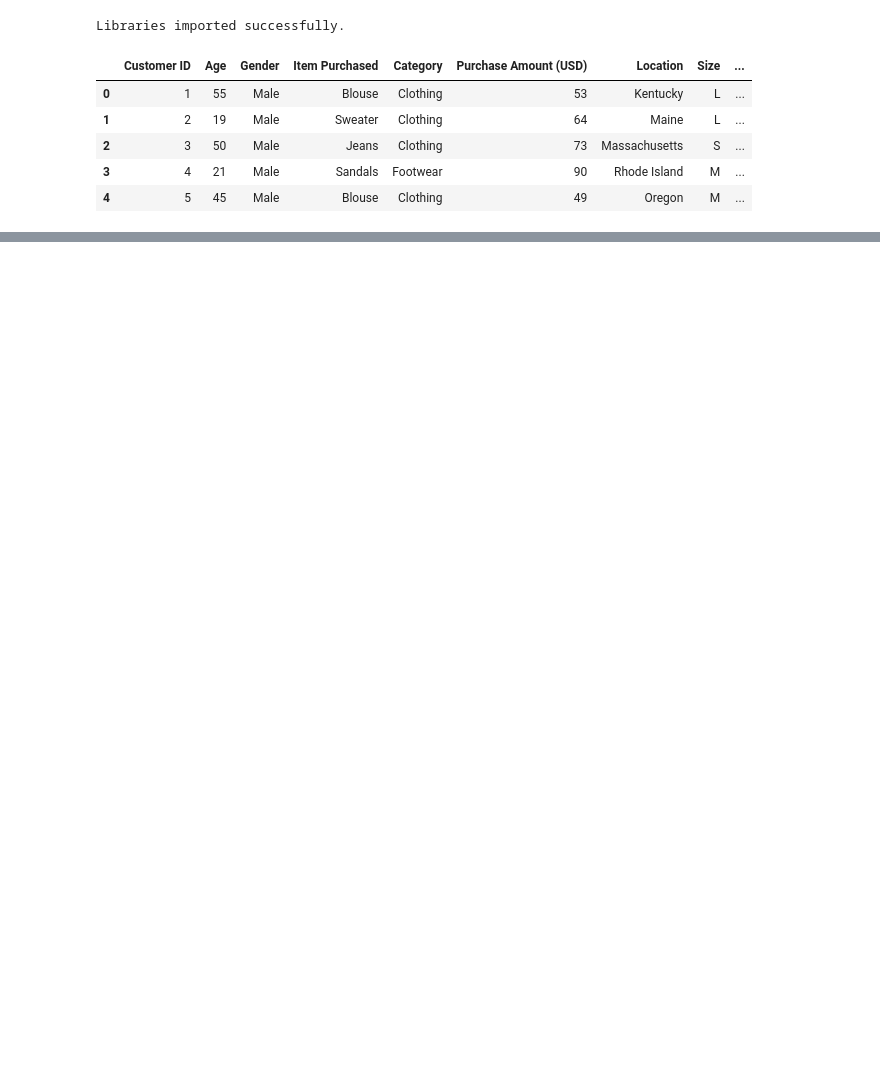
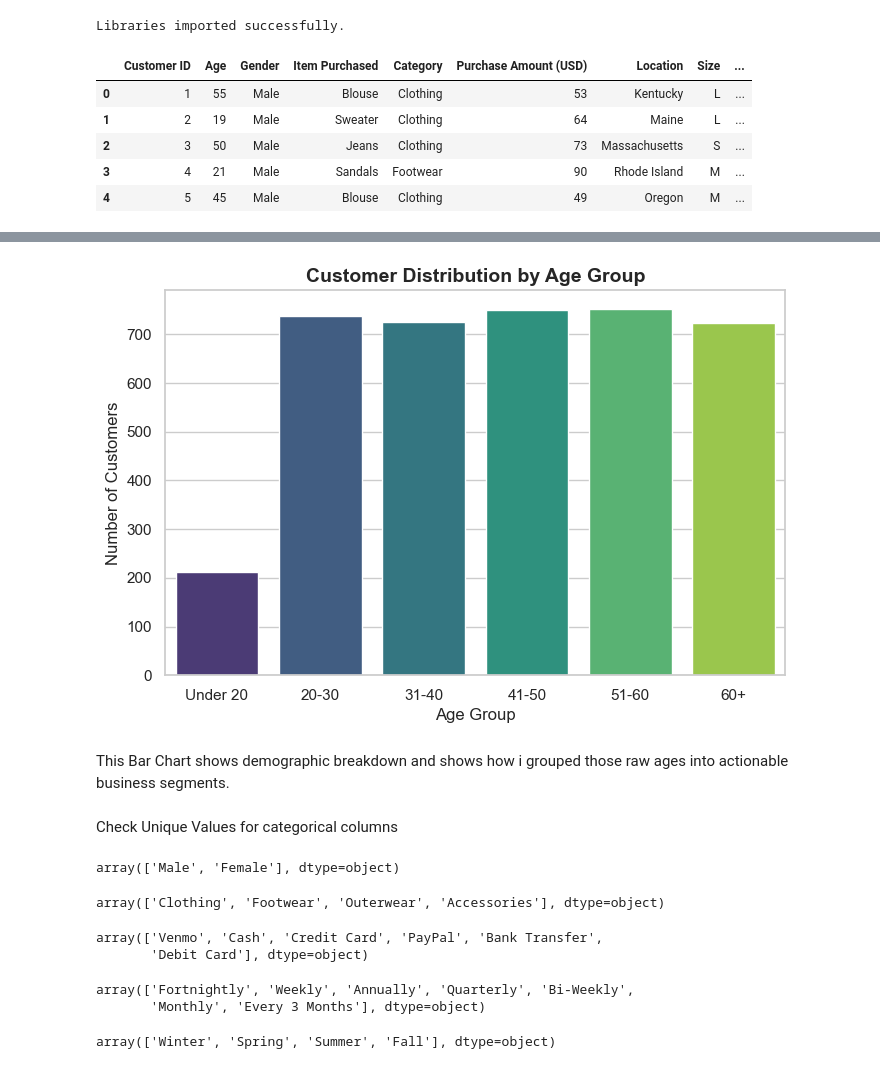
Before and after one commit to suthanthira89/customer-shopping-behaviour-analysis, a Jupyter notebook: customer_shopping_analysis.ipynb, the cells around one changed output, grey strips where cells are left out. Saved outputs shown, nothing was run; the diff lists cells and outputs as text; code cells hidden in the pictures; blank space fills up the shorter version.

```diff
--- a/customer_shopping_analysis.ipynb
+++ b/customer_shopping_analysis.ipynb
@@ -10,7 +10,7 @@ Libraries imported successfully.
 # %%
 import pandas as pd
 
-df = pd.read_csv(r"C:\Users\venka\Documents\01_Suthanthiradevi\Customer_Shopping_Behaviour_Project\Dataset\shopping_behavior_updated (1).csv")
+df = pd.read_csv(r"C:\GIT\customer-shopping-behaviour-analysis\Dataset\shopping_behavior.csv")
 
 df.head()
 # %% [output]
@@ -22,0 +92,13 @@ df.head()
+# %%
+# Define the age boundaries for each age group
+bins = [0,20,30,40,50,60,100]
+
+# Define the labels for each age group
+labels = [ 'Under 20', '20-30', '31-40', '41-50', '51-60', '60+' ]
+
+# Create the new Categorical column
+df['Age_Group'] = pd.cut(df['Age'], bins=bins, labels=labels)
+
+
+# Display the count of records in each age group
+df['Age_Group'].value_counts().sort_index()
@@ -22,0 +114,45 @@ df.head()
+# %%
+# Visualization
+
+# Set the style
+sns.set_theme(style="whitegrid")
+plt.figure(figsize=(8, 5))
+
+# Create the bar plot
+sns.countplot(data=df, x='Age_Group', hue='Age_Group', palette='viridis', legend=False)
+
+# Add titles and labels
+plt.title('Customer Distribution by Age Group', fontsize=14, fontweight='bold')
+plt.xlabel('Age Group', fontsize=12)
+plt.ylabel('Number of Customers', fontsize=12)
+
+# Show the plot
+plt.show()
+# %% [output]
+[figure, added]
+# %% [markdown]
+This Bar Chart shows demographic breakdown and shows how i grouped those raw ages into actionable business segments.
+# %% [markdown]
+Check Unique Values for categorical columns
+# %%
+df["Gender"].unique()
+# %% [output]
+array(['Male', 'Female'], dtype=object)
+# %%
+df['Category'].unique()
+# %% [output]
+array(['Clothing', 'Footwear', 'Outerwear', 'Accessories'], dtype=object)
+# %%
+df['Payment Method'].unique()
+# %% [output]
+array(['Venmo', 'Cash', 'Credit Card', 'PayPal', 'Bank Transfer',
+       'Debit Card'], dtype=object)
+# %%
+df['Frequency of Purchases'].unique()
+# %% [output]
+array(['Fortnightly', 'Weekly', 'Annually', 'Quarterly', 'Bi-Weekly',
+       'Monthly', 'Every 3 Months'], dtype=object)
+# %%
+df['Season'].unique()
+# %% [output]
+array(['Winter', 'Spring', 'Summer', 'Fall'], dtype=object)
```
Also changed, not shown: parts of 24 cells of this notebook.
